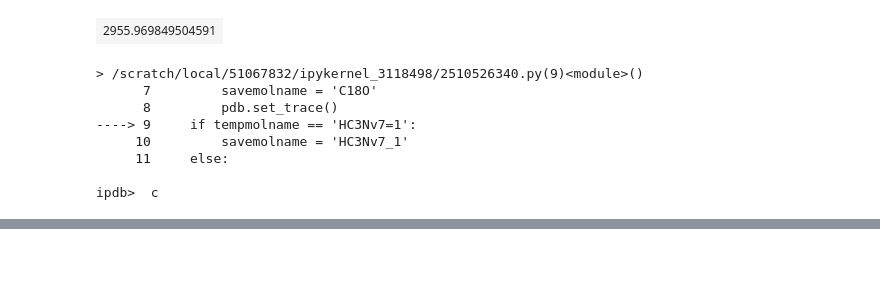
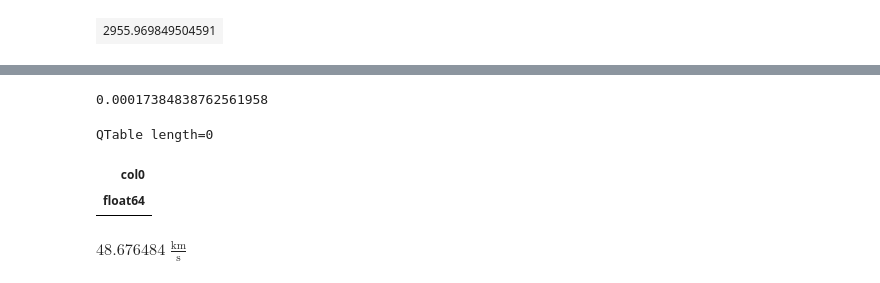
Before and after one commit to djeff1887/SgrB2DS_COMWorkspace, a Jupyter notebook: scripts/runsyntheticspectra.ipynb, the cells around one changed output, grey strips where cells are left out. Drawn from its saved outputs; the diff is of its cells as text; code cells hidden in the pictures; blank space fills up the shorter version.

```diff
--- a/scripts/runsyntheticspectra.ipynb
+++ b/scripts/runsyntheticspectra.ipynb
@@ -96,10 +104,9 @@ for molecule in linedetections.keys():
     tempmolname=molecule.replace(' ','')
     if tempmolname == 'CH3NCO,vb=0':
         savemolname = 'CH3NCO'
-    if tempmolname == 'C(18)O':
+    elif tempmolname == 'C(18)O':
         savemolname = 'C18O'
-        pdb.set_trace()
-    if tempmolname == 'HC3Nv7=1':
+    elif tempmolname == 'HC3Nv7=1':
         savemolname = 'HC3Nv7_1'
     else:
         savemolname = tempmolname
@@ -107,15 +114,6 @@ for molecule in linedetections.keys():
     savetablepath=linemodelpath+f'{savemolname}.fits'
     table.write(savetablepath,overwrite=True)
     #sys.exit()
-# %% [output]
-> /scratch/local/51067832/ipykernel_3118498/2510526340.py(9)<module>()
-      7         savemolname = 'C18O'
-      8         pdb.set_trace()
-----> 9     if tempmolname == 'HC3Nv7=1':
-     10         savemolname = 'HC3Nv7_1'
-     11     else:
-
-ipdb>  c
 # %%
 table
 # %% [output]
@@ -156,3 +154,17 @@ QTable length=98
 | 1911.9-1811.8 | 233.854286 | 233.8106803081225 | 192.3886965634736 | 78 | 0.00012860584949123463 | 9.488023736534931 | 49530434149616.4 |
 | 1911.8-1811.7 | 233.854286 | 233.8106803081225 | 192.3886965634736 | 78 | 0.00012860584949123463 | 9.488023736534931 | 49530434149616.4 |
 | 1911.9-1811.8 | 233.86719300000001 | 233.82358490141587 | 192.37910068594678 | 78 | 0.00012860870018372065 | 9.487564742118877 | 49532353252353.0 |
+# %%
+((85.416847-85.402)/85.402)
+# %% [output]
+0.00017384838762561958
+# %%
+QTable.read('/blue/adamginsburg/d.jeff/SgrB2DS_COMAnalysis/linemodels/firstrelease/DSv/CH3NCO.fits')
+# %% [output]
+QTable length=0
+| col0 |
+| float64 |
+# %%
+0.00016236727257136008*c.to('km s-1')
+# %% [output]
+$48.676484 \; \mathrm{\frac{km}{s}}$
```
Also changed, not shown: parts of 4 cells of this notebook, 13 other files.
